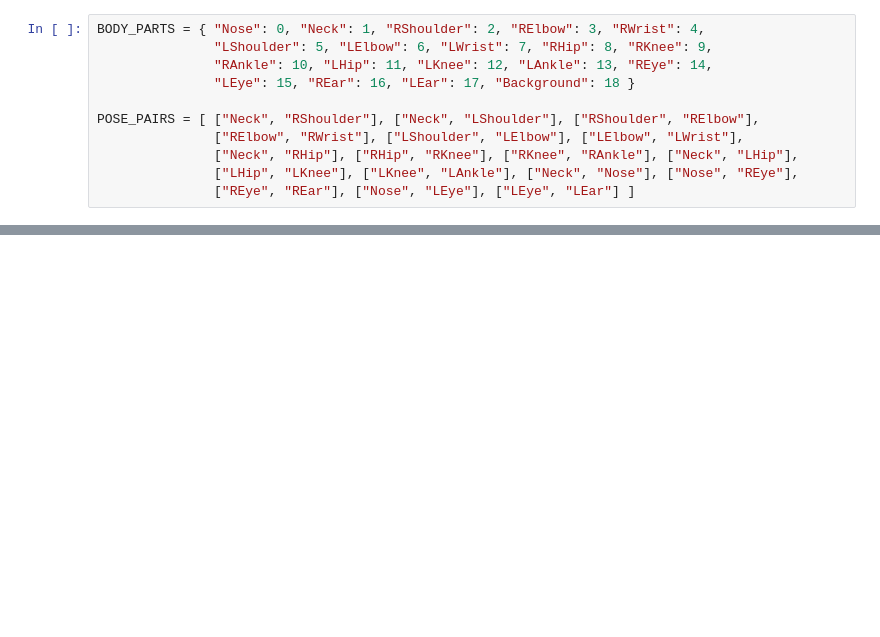
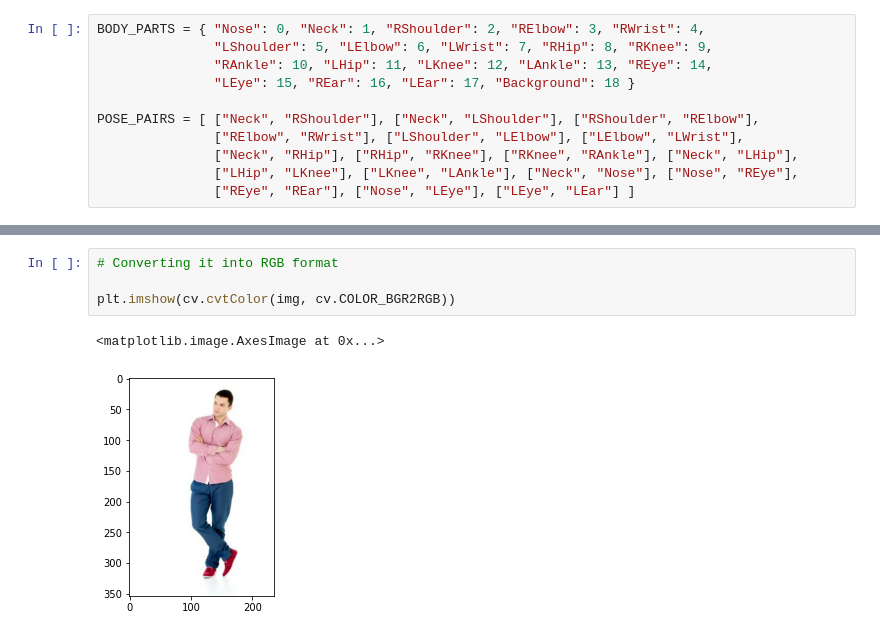
Before and after one commit to Haroon-Zafar/poseEstimators, a Jupyter notebook: pose_estimator.ipynb, the cells around one changed output, grey strips where cells are left out. Saved outputs shown, nothing was run; the diff lists cells and outputs as text; blank space fills up the shorter version.

```diff
--- a/pose_estimator.ipynb
+++ b/pose_estimator.ipynb
@@ -20,0 +28,7 @@ POSE_PAIRS = [ ["Neck", "RShoulder"], ["Neck", "LShoulder"], ["RShoulder", "RElb
+# %%
+# Converting it into RGB format
+
+plt.imshow(cv.cvtColor(img, cv.COLOR_BGR2RGB))
+# %% [output]
+<matplotlib.image.AxesImage at 0x...>
+[figure, added]
```
Also changed, not shown: parts of 3 cells of this notebook.
